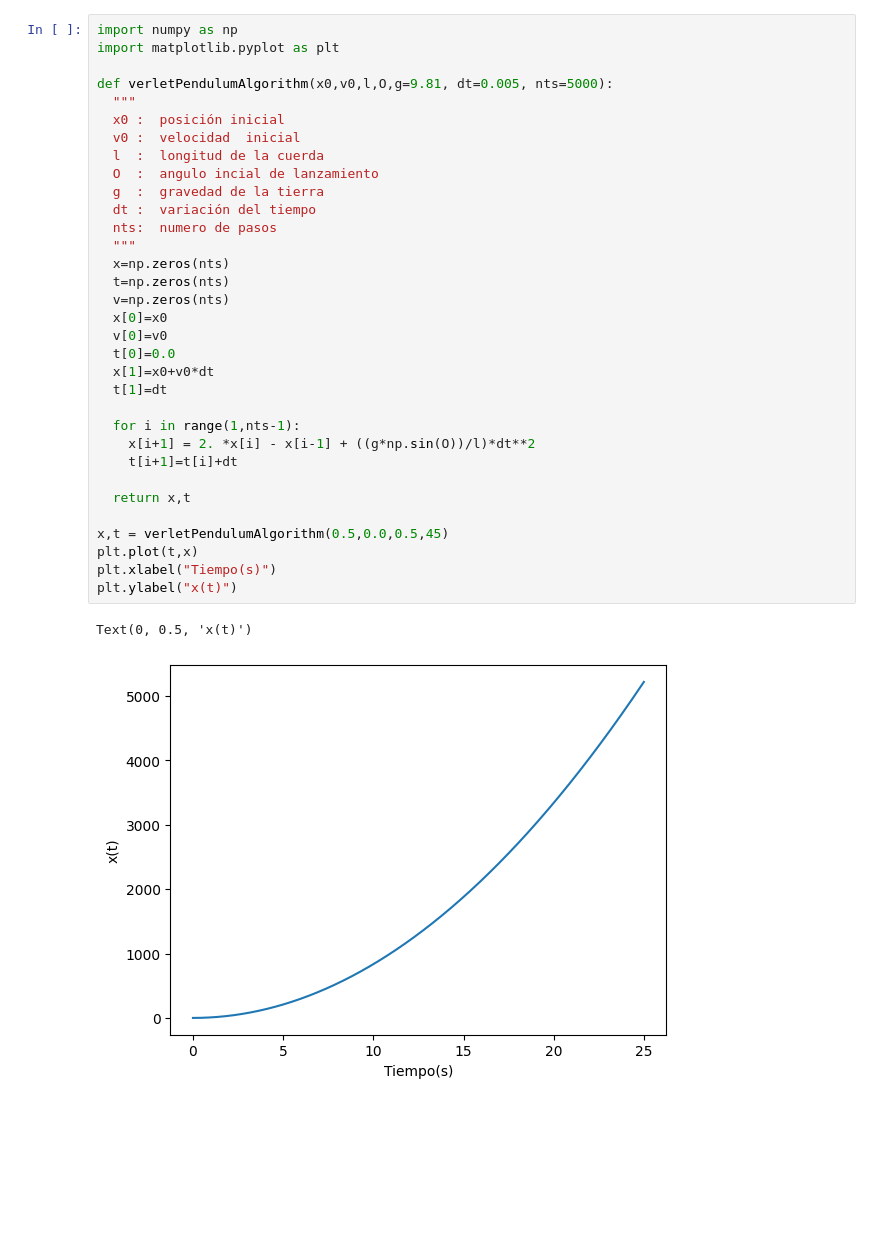
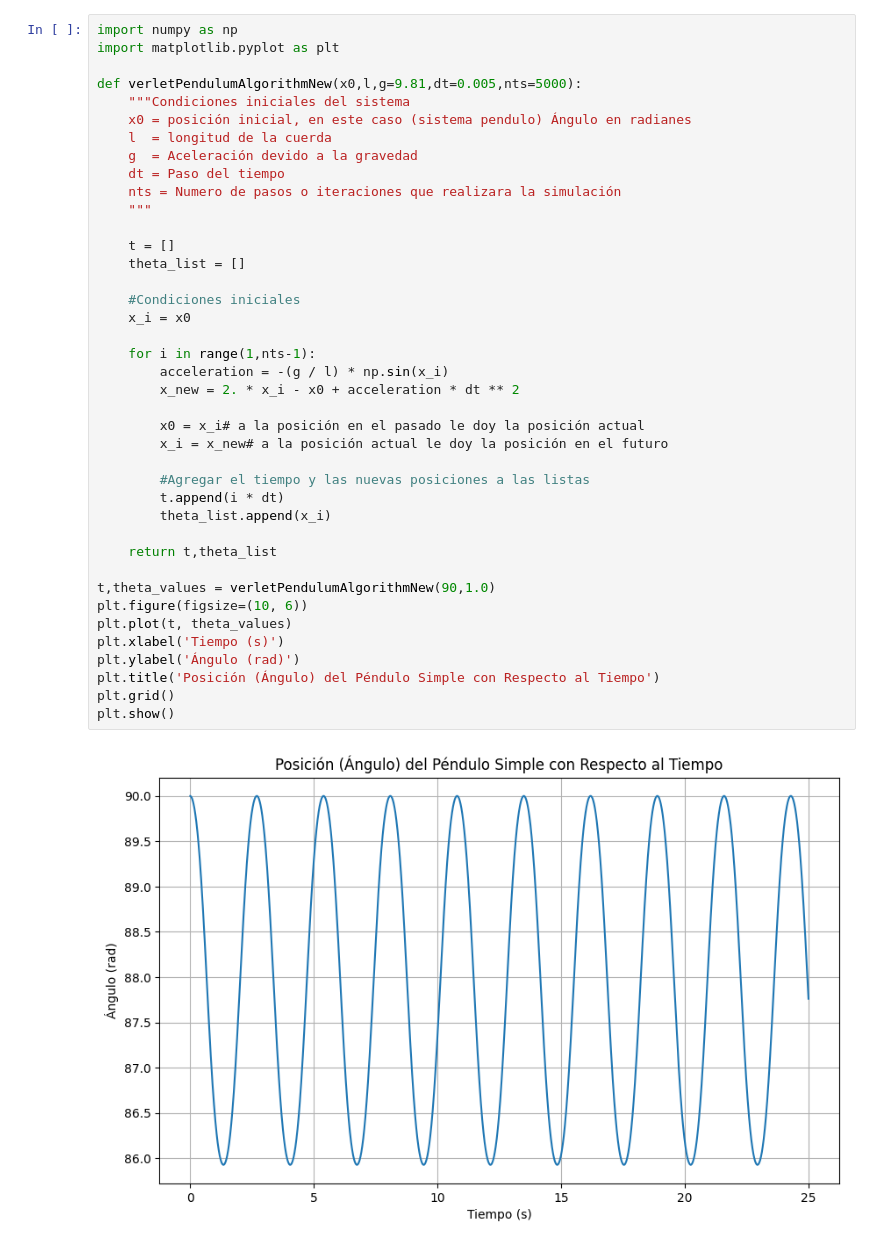
Before and after one commit to Psychohistorian11/Fisica_II, a Jupyter notebook: Clases/Taller_1_Movimiento_Armónico_Simple.ipynb, the cells around one changed output. Cells and saved outputs as stored; diff of their text form; blank space fills up the shorter version.

Commit message:
Algoritmo de verlet terminado (solo calcula la posición con respecto al tiempo)

```diff
--- a/Clases/Taller_1_Movimiento_Armónico_Simple.ipynb
+++ b/Clases/Taller_1_Movimiento_Armónico_Simple.ipynb
@@ -27,36 +23,42 @@ $$x_{1}=x_{0}+v_{0}\Delta t$$
-# %%
-import numpy as np
-import matplotlib.pyplot as plt
-
-def verletPendulumAlgorithm(x0,v0,l,O,g=9.81, dt=0.005, nts=5000):
-  """
-  x0 :  posición inicial
-  v0 :  velocidad  inicial
-  l  :  longitud de la cuerda
-  O  :  angulo incial de lanzamiento
-  g  :  gravedad de la tierra
-  dt :  variación del tiempo
-  nts:  numero de pasos
-  """
-  x=np.zeros(nts)
-  t=np.zeros(nts)
-  v=np.zeros(nts)
-  x[0]=x0
-  v[0]=v0
-  t[0]=0.0
-  x[1]=x0+v0*dt
-  t[1]=dt
-
-  for i in range(1,nts-1):
-    x[i+1] = 2. *x[i] - x[i-1] + ((g*np.sin(O))/l)*dt**2
-    t[i+1]=t[i]+dt
-
-  return x,t
-
-x,t = verletPendulumAlgorithm(0.5,0.0,0.5,45)
-plt.plot(t,x)
-plt.xlabel("Tiempo(s)")
-plt.ylabel("x(t)")
-# %% [output]
-Text(0, 0.5, 'x(t)')
-[figure, removed]
+# %%
+import numpy as np
+import matplotlib.pyplot as plt
+
+def verletPendulumAlgorithmNew(x0,l,g=9.81,dt=0.005,nts=5000):
+    """Condiciones iniciales del sistema
+    x0 = posición inicial, en este caso (sistema pendulo) Ángulo en radianes
+    l  = longitud de la cuerda
+    g  = Aceleración devido a la gravedad
+    dt = Paso del tiempo
+    nts = Numero de pasos o iteraciones que realizara la simulación
+    """
+
+    t = []
+    theta_list = []
+
+    #Condiciones iniciales
+    x_i = x0
+
+    for i in range(1,nts-1):
+        acceleration = -(g / l) * np.sin(x_i)
+        x_new = 2. * x_i - x0 + acceleration * dt ** 2
+
+        x0 = x_i# a la posición en el pasado le doy la posición actual
+        x_i = x_new# a la posición actual le doy la posición en el futuro
+
+        #Agregar el tiempo y las nuevas posiciones a las listas
+        t.append(i * dt)
+        theta_list.append(x_i)
+
+    return t,theta_list
+
+t,theta_values = verletPendulumAlgorithmNew(90,1.0)
+plt.figure(figsize=(10, 6))
+plt.plot(t, theta_values)
+plt.xlabel('Tiempo (s)')
+plt.ylabel('Ángulo (rad)')
+plt.title('Posición (Ángulo) del Péndulo Simple con Respecto al Tiempo')
+plt.grid()
+plt.show()
+# %% [output]
+[figure, added]
```
Also changed, not shown: parts of 1 cell of this notebook.
